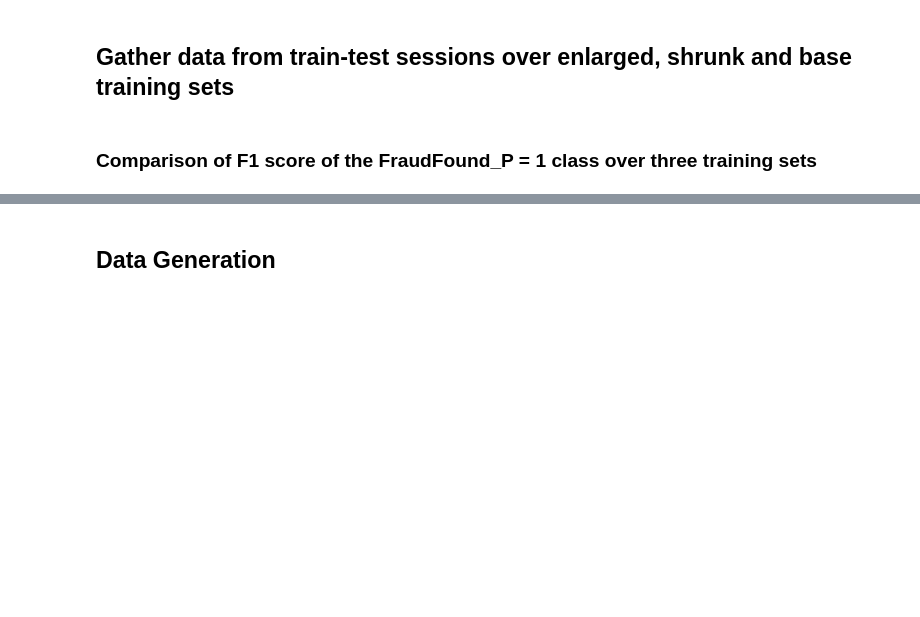
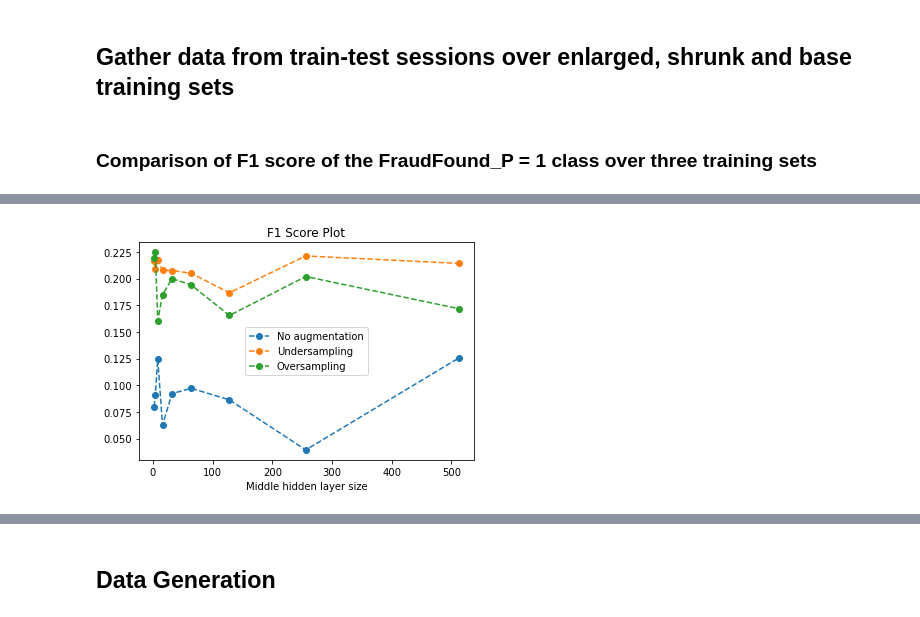
Before and after one commit to azywot/Mushroom-Classifier, a Jupyter notebook: dl_modelling/pca_nn.ipynb, the cells around one changed output, grey strips where cells are left out. Drawn from its saved outputs; the diff is of its cells as text; code cells hidden in the pictures; blank space fills up the shorter version.

```diff
--- a/dl_modelling/pca_nn.ipynb
+++ b/dl_modelling/pca_nn.ipynb
@@ -109,0 +117,28 @@ plt.show()
+# %%
+deep_metrics = {
+    "f1": dict(
+        base = [],
+        under = [],
+        over = []
+    ),
+    "accuracy": dict(
+        base = [],
+        under = [],
+        over = []
+    )
+}
+sizes = (2, 4, 8, 16, 32, 64, 128, 256, 512)
+for hidden_layer_size in sizes:
+    classifier = MLPClassifier(hidden_layer_sizes=(64, hidden_layer_size, 64), alpha=1, max_iter=10_000, random_state=42)
+    for train_set, f1, acc in zip((base, under, over), deep_metrics["f1"].values(), deep_metrics["accuracy"].values()):
+        predicted = train_test(classifier, *train_set, *test)
+        save_scores(predicted, y_test, f1, acc)
+# %%
+for f1, lab in zip(deep_metrics["f1"].values(), ("No augmentation", "Undersampling", "Oversampling")):
+    plt.plot(sizes, f1, label=lab, linestyle="--", marker='o')
+plt.title("F1 Score Plot")
+plt.xlabel("Middle hidden layer size")
+plt.legend()
+plt.show()
+# %% [output]
+[figure, added]
```
Also changed, not shown: parts of 30 cells of this notebook, 5 other files.
